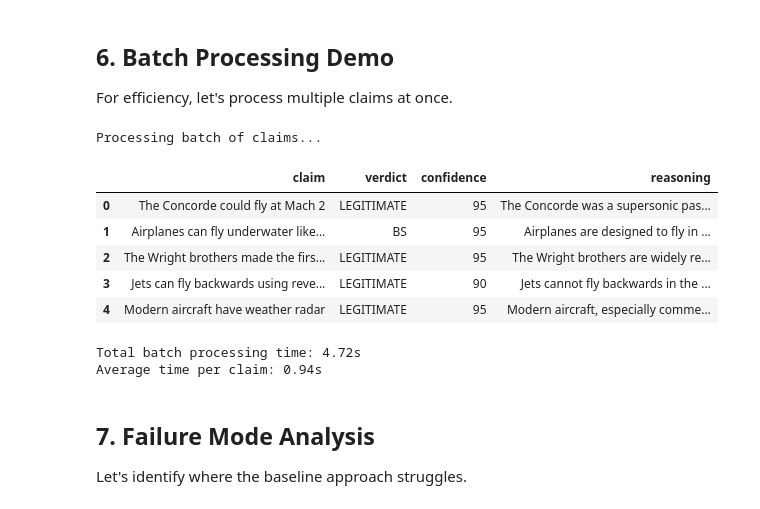
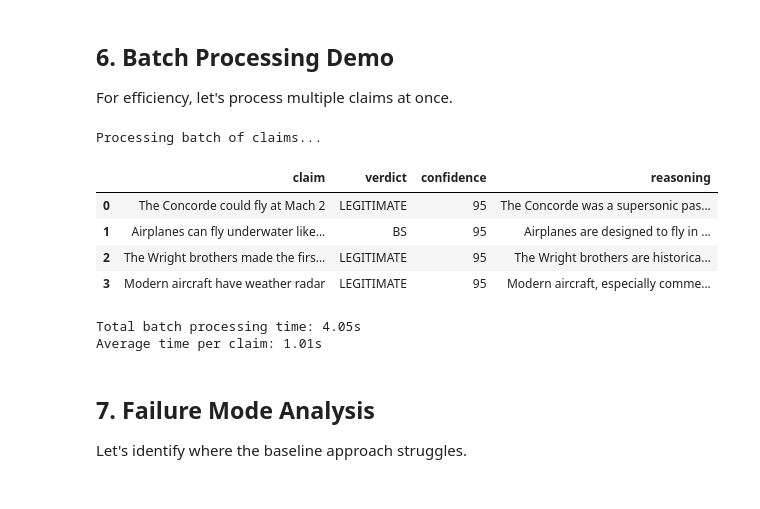
Before and after one commit to nikspatel007/workshop-agents, a Jupyter notebook: bs_detector/notebooks/01_Baseline.ipynb, the cells around one changed output. Cells and saved outputs as stored; diff of their text form; code cells hidden in the pictures.

```diff
--- a/bs_detector/notebooks/01_Baseline.ipynb
+++ b/bs_detector/notebooks/01_Baseline.ipynb
@@ -330,34 +330,32 @@ For efficiency, let's process multiple claims at once.
 # %%
 # Batch process claims
 batch_claims = [
     "The Concorde could fly at Mach 2",
     "Airplanes can fly underwater like submarines",
     "The Wright brothers made the first powered flight",
-    "Jets can fly backwards using reverse thrust",
     "Modern aircraft have weather radar"
 ]
 
 print("Processing batch of claims...\n")
 start_time = time.time()
 batch_results = check_claim_batch(batch_claims, llm)
 batch_time = time.time() - start_time
 
 # Display results as a table
 batch_df = pd.DataFrame(batch_results)
 display(batch_df[['claim', 'verdict', 'confidence', 'reasoning']])
 
 print(f"\nTotal batch processing time: {batch_time:.2f}s")
 print(f"Average time per claim: {batch_time/len(batch_claims):.2f}s")
 # %% [output]
 Processing batch of claims...
 |  | claim | verdict | confidence | reasoning |
 | 0 | The Concorde could fly at Mach 2 | LEGITIMATE | 95 | The Concorde was a supersonic pas... |
 | 1 | Airplanes can fly underwater like... | BS | 95 | Airplanes are designed to fly in ... |
-| 2 | The Wright brothers made the firs... | LEGITIMATE | 95 | The Wright brothers are widely re... |
-| 3 | Jets can fly backwards using reve... | LEGITIMATE | 90 | Jets cannot fly backwards in the ... |
-| 4 | Modern aircraft have weather radar | LEGITIMATE | 95 | Modern aircraft, especially comme... |
+| 2 | The Wright brothers made the firs... | LEGITIMATE | 95 | The Wright brothers are historica... |
+| 3 | Modern aircraft have weather radar | LEGITIMATE | 95 | Modern aircraft, especially comme... |
-Total batch processing time: 4.72s
-Average time per claim: 0.94s
+Total batch processing time: 4.05s
+Average time per claim: 1.01s
 # %% [markdown]
 ## 7. Failure Mode Analysis
 
```
Also changed, not shown: parts of 4 cells of this notebook, 4 other files.
